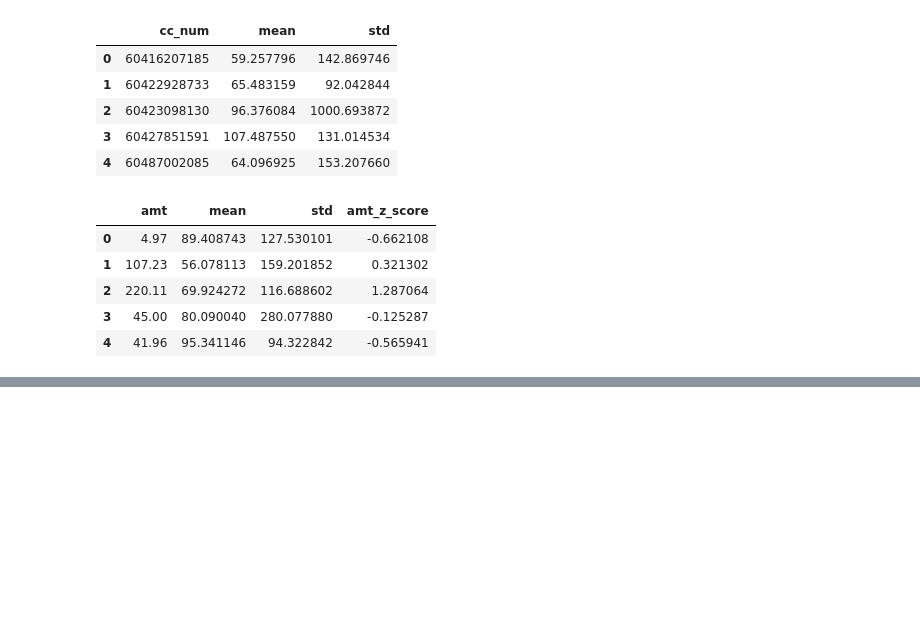
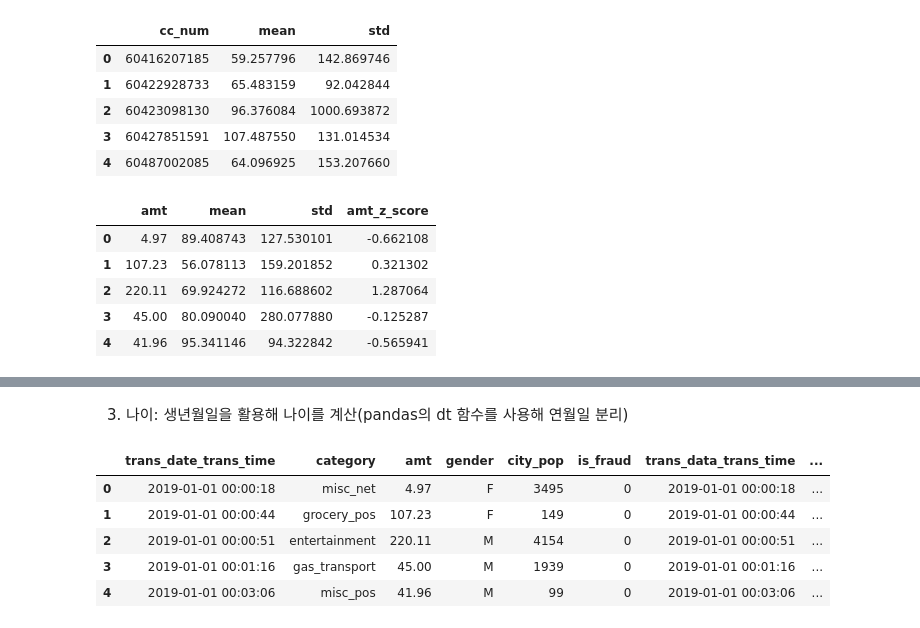
Before and after one commit to yk-Jeong/dsnote_examples, a Jupyter notebook: dsnote_11_lightGBM.ipynb, the cells around one changed output, grey strips where cells are left out. Saved outputs shown, nothing was run; the diff lists cells and outputs as text; code cells hidden in the pictures; blank space fills up the shorter version.

```diff
--- a/dsnote_11_lightGBM.ipynb
+++ b/dsnote_11_lightGBM.ipynb
@@ -173,3 +184,5 @@ data.head()
 | 2 | 2019-01-01 00:00:51 | 38859492057661 | entertainment | 220.11 | M | 42.1808 | -112.2620 | 4154 | 1962-01-19 | ... |
 | 3 | 2019-01-01 00:01:16 | 3534093764340240 | gas_transport | 45.00 | M | 46.2306 | -112.1138 | 1939 | 1967-01-12 | ... |
 | 4 | 2019-01-01 00:03:06 | 375534208663984 | misc_pos | 41.96 | M | 38.4207 | -79.4629 | 99 | 1986-03-28 | ... |
+# %% [markdown]
+3) 나이: 생년월일을 활용해 나이를 계산(pandas의 dt 함수를 사용해 연월일 분리)
@@ -175,0 +197,9 @@ data.head()
+# %%
+data.head()
+# %% [output]
+|  | trans_date_trans_time | category | amt | gender | city_pop | is_fraud | trans_data_trans_time | ... |
+| 0 | 2019-01-01 00:00:18 | misc_net | 4.97 | F | 3495 | 0 | 2019-01-01 00:00:18 | ... |
+| 1 | 2019-01-01 00:00:44 | grocery_pos | 107.23 | F | 149 | 0 | 2019-01-01 00:00:44 | ... |
+| 2 | 2019-01-01 00:00:51 | entertainment | 220.11 | M | 4154 | 0 | 2019-01-01 00:00:51 | ... |
+| 3 | 2019-01-01 00:01:16 | gas_transport | 45.00 | M | 1939 | 0 | 2019-01-01 00:01:16 | ... |
+| 4 | 2019-01-01 00:03:06 | misc_pos | 41.96 | M | 99 | 0 | 2019-01-01 00:03:06 | ... |
```
Also changed, not shown: parts of 26 cells of this notebook.
